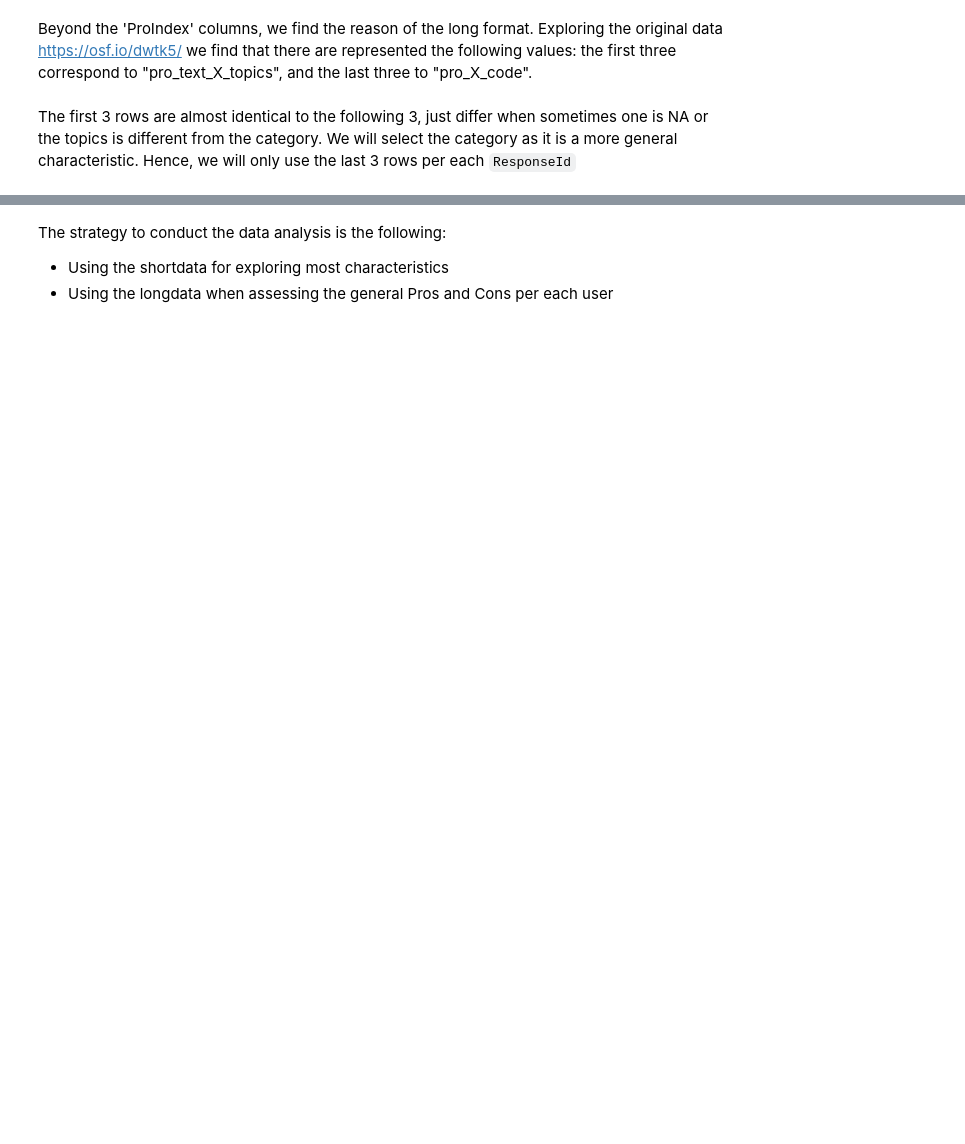
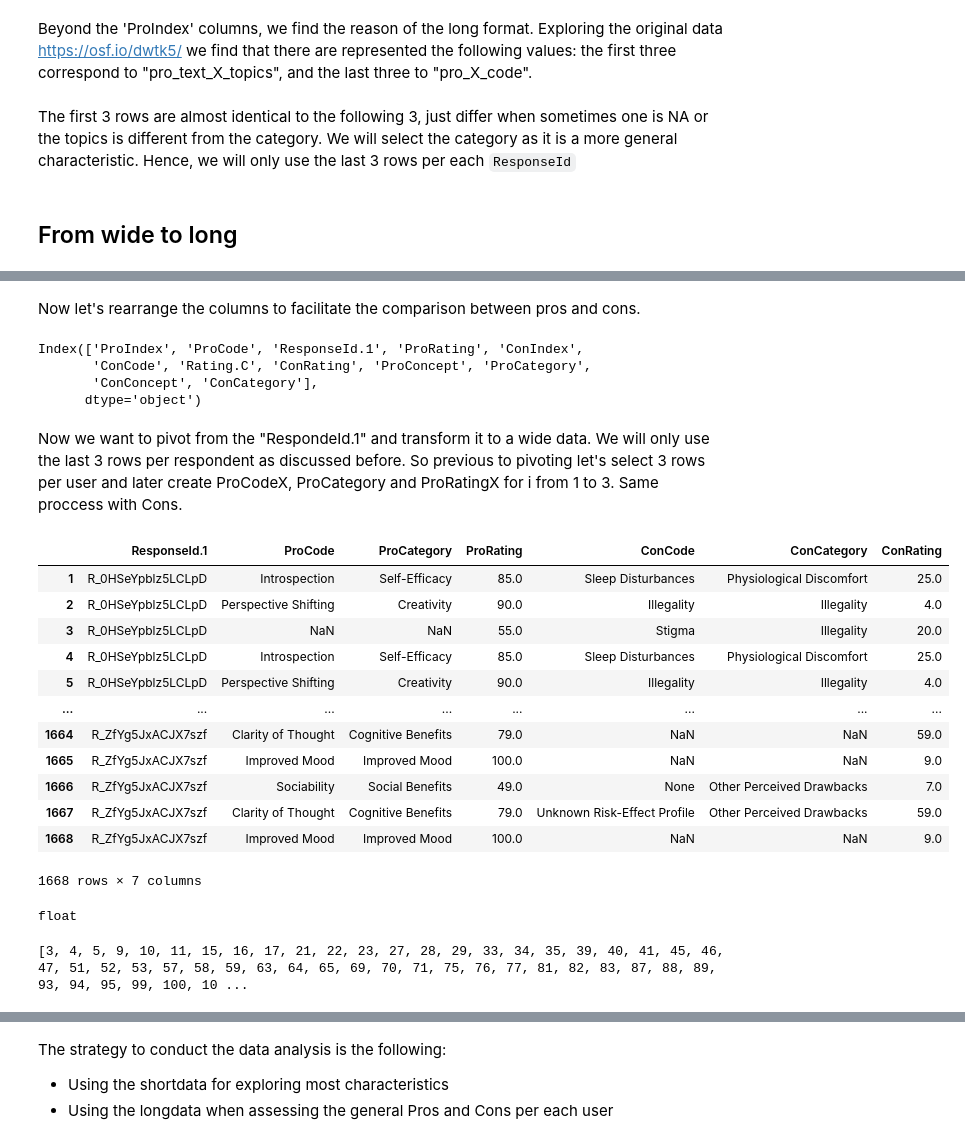
Before and after one commit to dan1dr/microdosing, a Jupyter notebook: notebooks/1.ipynb, the cells around one changed output, grey strips where cells are left out. Saved outputs shown, nothing was run; the diff lists cells and outputs as text; code cells hidden in the pictures; blank space fills up the shorter version.

```diff
--- a/notebooks/1.ipynb
+++ b/notebooks/1.ipynb
@@ -162,6 +145,8 @@ b.head()
 Beyond the 'ProIndex' columns, we find the reason of the long format. Exploring the original data https://osf.io/dwtk5/ we find that there are represented the following values: the first three correspond to "pro_text_X_topics", and the last three to "pro_X_code".
 # %% [markdown]
 The first 3 rows are almost identical to the following 3, just differ when sometimes one is NA or the topics is different from the category. We will select the category as it is a more general characteristic. Hence, we will only use the last 3 rows per each ``ResponseId``
+# %% [markdown]
+## From wide to long
 # %%
 long_info = data.loc[:, 'ProIndex':]
 long_info.head(12)
@@ -179,3 +164,69 @@ long_info.head(12)
 | 9 | 4 | Creativity | R_0MpphsGkrwSMhuF | 4 | 70.0 | R_0MpphsGkrwSMhuF | 4 | Sleep Disturbances | 4 | ... |
 | 10 | 5 | Improved Motivation | R_0MpphsGkrwSMhuF | 5 | 52.0 | R_0MpphsGkrwSMhuF | 5 | NaN | 5 | ... |
 | 11 | 6 | Improved Mood | R_0MpphsGkrwSMhuF | 6 | 45.0 | R_0MpphsGkrwSMhuF | 6 | NaN | 6 | ... |
+# %%
+x =  data.loc[:, 'ProIndex':]
+x = x.drop(columns=['ResponseId.2','Rating.P'])
+x.index = range(1,len(x)+1)
+# %% [markdown]
+Now let's rearrange the columns to facilitate the comparison between pros and cons.
+# %%
+x.columns
+# %% [output]
+Index(['ProIndex', 'ProCode', 'ResponseId.1', 'ProRating', 'ConIndex',
+       'ConCode', 'Rating.C', 'ConRating', 'ProConcept', 'ProCategory',
+       'ConConcept', 'ConCategory'],
+      dtype='object')
+# %%
+def return_column_order(dataframe, order, rest=False, front=True):
+    '''Takes a dataframe and reorder its columns. If "rest" is
+       True, it also takes into account the columns not listed, then
+       returns dataframe with order as first columns if "front" is
+       True, and order as last columns if "front" is False.
+    '''
+    cols = order[:]
+    if rest:
+        for x in dataframe.columns:
+            if x not in cols:
+                if front: #insert in the front in the list
+                    cols.append(x)
+                else: #insert to be in the last
+                    cols.insert(0, x)
+    return dataframe[cols]
+# %%
+x = return_column_order(x, ['ResponseId.1', 'ProCode', 'ProCategory',
+                        'ProRating', 'ConCode', 'ConCategory',
+                        'ConRating'])
+# %% [markdown]
+Now we want to pivot from the "RespondeId.1" and transform it to a wide data. We will only use the last 3 rows per respondent as discussed before. So previous to pivoting let's select 3 rows per user and later create ProCodeX, ProCategory and ProRatingX for i from 1 to 3. Same proccess with Cons.
+# %%
+x
+# %% [output]
+|  | ResponseId.1 | ProCode | ProCategory | ProRating | ConCode | ConCategory | ConRating |
+| 1 | R_0HSeYpblz5LCLpD | Introspection | Self-Efficacy | 85.0 | Sleep Disturbances | Physiological Discomfort | 25.0 |
+| 2 | R_0HSeYpblz5LCLpD | Perspective Shifting | Creativity | 90.0 | Illegality | Illegality | 4.0 |
+| 3 | R_0HSeYpblz5LCLpD | NaN | NaN | 55.0 | Stigma | Illegality | 20.0 |
+| 4 | R_0HSeYpblz5LCLpD | Introspection | Self-Efficacy | 85.0 | Sleep Disturbances | Physiological Discomfort | 25.0 |
+| 5 | R_0HSeYpblz5LCLpD | Perspective Shifting | Creativity | 90.0 | Illegality | Illegality | 4.0 |
+| ... | ... | ... | ... | ... | ... | ... | ... |
+| 1664 | R_ZfYg5JxACJX7szf | Clarity of Thought | Cognitive Benefits | 79.0 | NaN | NaN | 59.0 |
+| 1665 | R_ZfYg5JxACJX7szf | Improved Mood | Improved Mood | 100.0 | NaN | NaN | 9.0 |
+| 1666 | R_ZfYg5JxACJX7szf | Sociability | Social Benefits | 49.0 | None | Other Perceived Drawbacks | 7.0 |
+| 1667 | R_ZfYg5JxACJX7szf | Clarity of Thought | Cognitive Benefits | 79.0 | Unknown Risk-Effect Profile | Other Perceived Drawbacks | 59.0 |
+| 1668 | R_ZfYg5JxACJX7szf | Improved Mood | Improved Mood | 100.0 | NaN | NaN | 9.0 |
+1668 rows × 7 columns
+# %%
+type(len(x)/x['ResponseId.1'].nunique())
+# %% [output]
+float
+# %%
+list = []
+    #step in range must be converted into a integer
+for i in range(3, len(x), int(len(x)/x['ResponseId.1'].nunique())):
+    list.append(i)
+    list.append(i+1)
+    list.append(i+2)
+
+print(list)
+# %% [output]
+[3, 4, 5, 9, 10, 11, 15, 16, 17, 21, 22, 23, 27, 28, 29, 33, 34, 35, 39, 40, 41, 45, 46, 47, 51, 52, 53, 57, 58, 59, 63, 64, 65, 69, 70, 71, 75, 76, 77, 81, 82, 83, 87, 88, 89, 93, 94, 95, 99, 100, 10 ...
```
Also changed, not shown: parts of 15 cells of this notebook.
